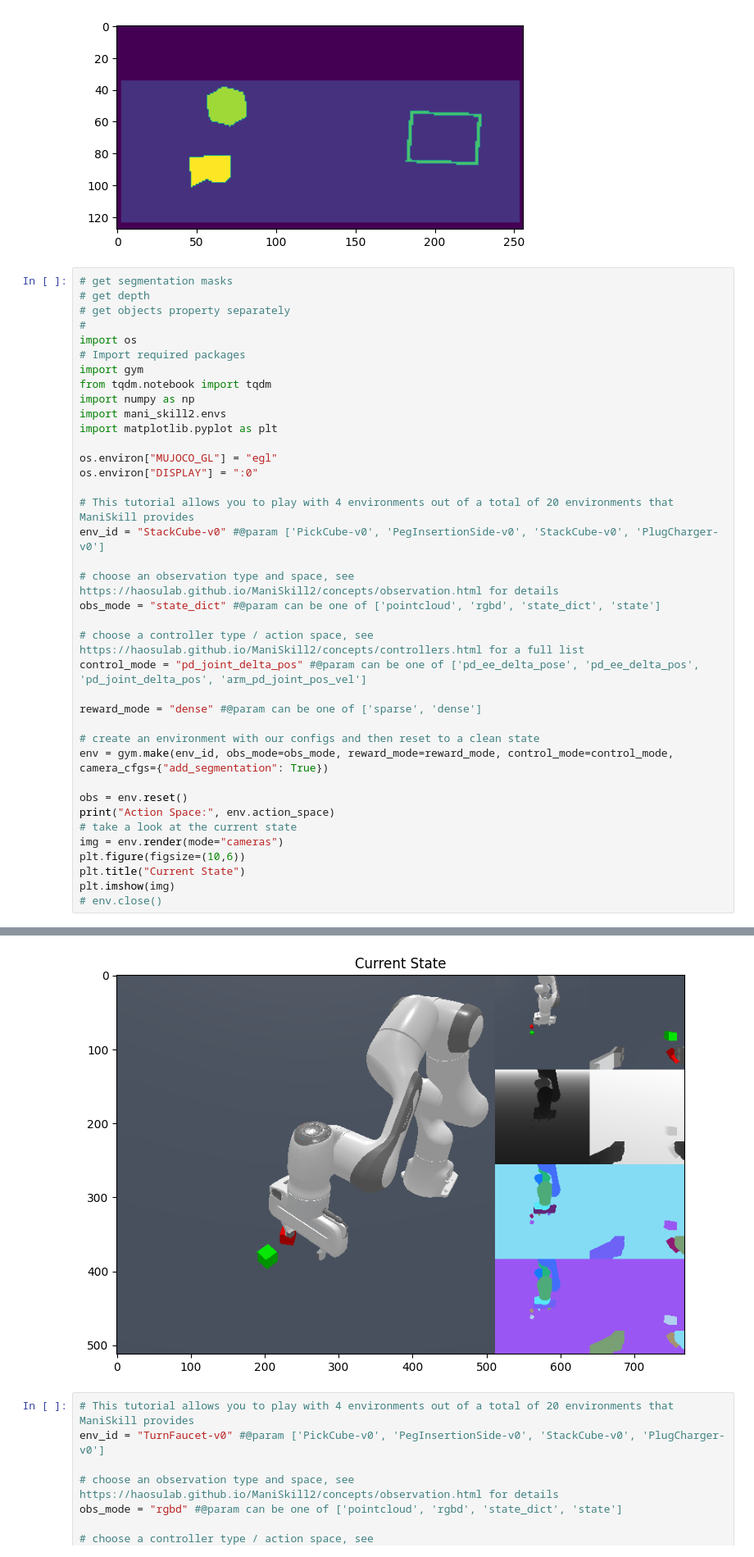
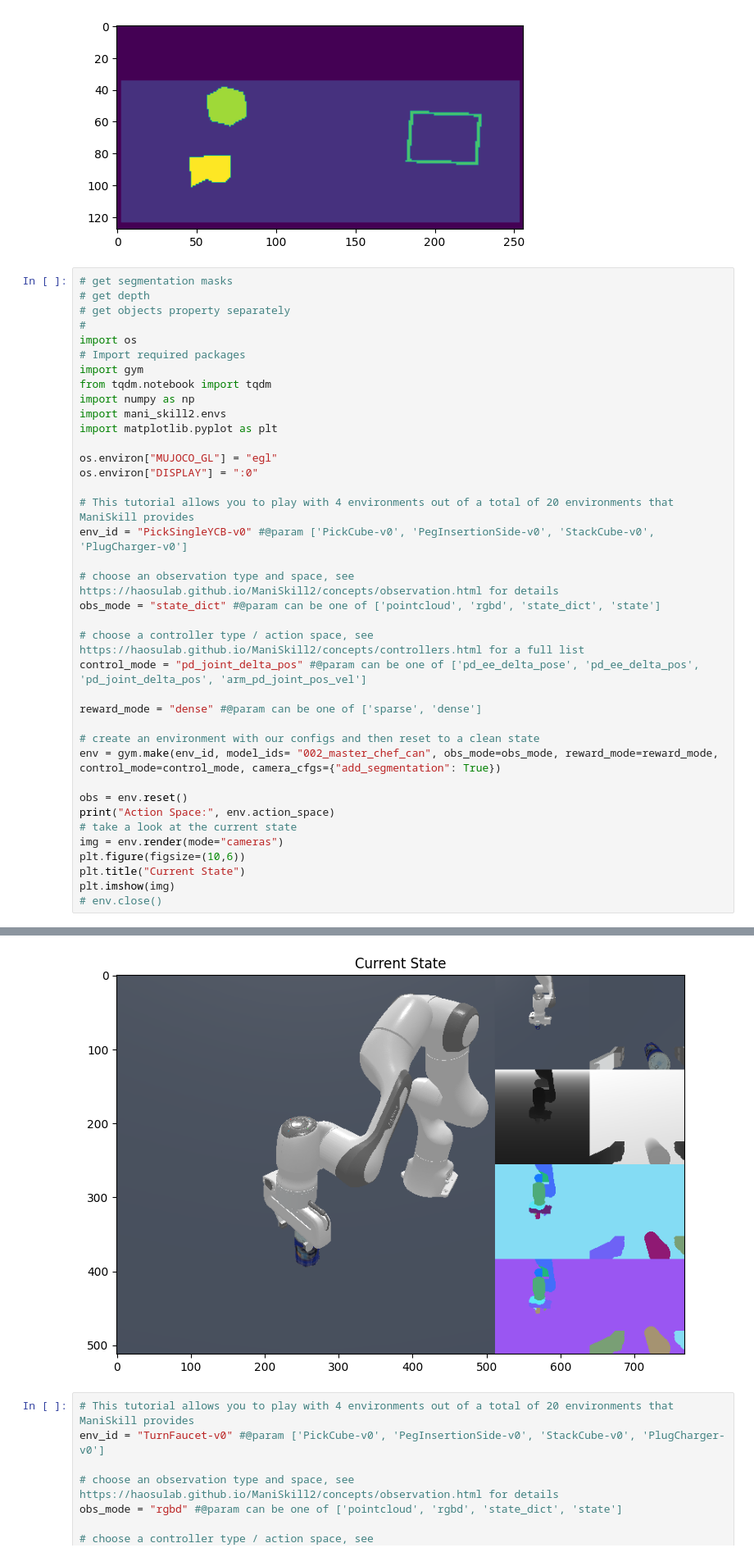
Before and after one commit to StefanoFerraro/FOCUS, a Jupyter notebook: notebooks/mw_debug.ipynb, the cells around one changed output, grey strips where cells are left out. Shown: that part at 82% size. Cells and saved outputs as stored; diff of their text form.

```diff
--- a/notebooks/mw_debug.ipynb
+++ b/notebooks/mw_debug.ipynb
@@ -95,7 +95,7 @@ os.environ["MUJOCO_GL"] = "egl"
 os.environ["DISPLAY"] = ":0"
 
 # This tutorial allows you to play with 4 environments out of a total of 20 environments that ManiSkill provides
-env_id = "StackCube-v0" #@param ['PickCube-v0', 'PegInsertionSide-v0', 'StackCube-v0', 'PlugCharger-v0']
+env_id = "PickSingleYCB-v0" #@param ['PickCube-v0', 'PegInsertionSide-v0', 'StackCube-v0', 'PlugCharger-v0']
 
 # choose an observation type and space, see https://haosulab.github.io/ManiSkill2/concepts/observation.html for details
 obs_mode = "state_dict" #@param can be one of ['pointcloud', 'rgbd', 'state_dict', 'state']
@@ -106,7 +106,7 @@ control_mode = "pd_joint_delta_pos" #@param can be one of ['pd_ee_delta_pose', '
 reward_mode = "dense" #@param can be one of ['sparse', 'dense']
 
 # create an environment with our configs and then reset to a clean state
-env = gym.make(env_id, obs_mode=obs_mode, reward_mode=reward_mode, control_mode=control_mode, camera_cfgs={"add_segmentation": True})
+env = gym.make(env_id, model_ids= "002_master_chef_can", obs_mode=obs_mode, reward_mode=reward_mode, control_mode=control_mode, camera_cfgs={"add_segmentation": True})
 
 obs = env.reset()
 print("Action Space:", env.action_space)
@@ -125,5 +122,5 @@ Action Space: Box([-1. -1. -1. -1. -1. -1. -1. -1.], [1. 1. 1. 1. 1. 1. 1. 1.],
 <matplotlib.image.AxesImage at 0x...>
-[figure, old version]
+[figure, new version]
 # %%
 # This tutorial allows you to play with 4 environments out of a total of 20 environments that ManiSkill provides
 env_id = "TurnFaucet-v0" #@param ['PickCube-v0', 'PegInsertionSide-v0', 'StackCube-v0', 'PlugCharger-v0']
```
Also changed, not shown: parts of 1 cell of this notebook, 6 other files.
